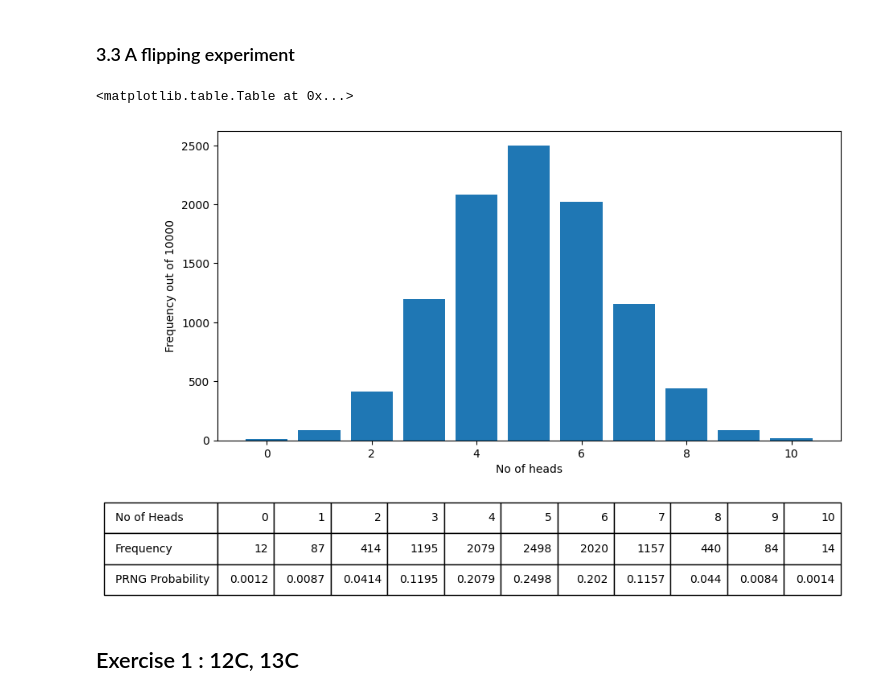
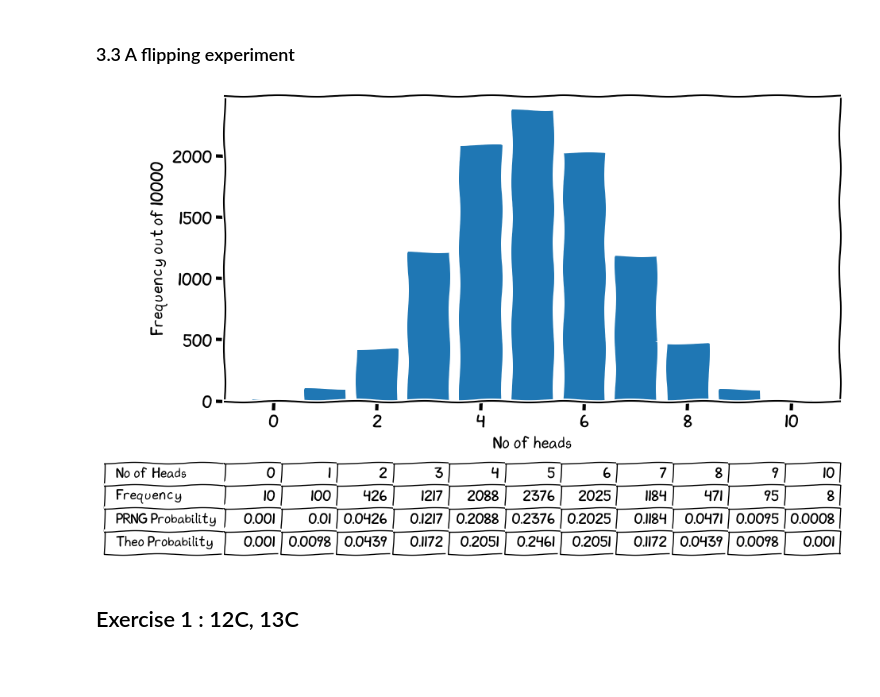
Before and after one commit to SPS-SP2273/learning-portfolio-shawn1368, a Jupyter notebook: random numbers/random_numbers_(need).ipynb, the cells around one changed output. Drawn from its saved outputs; the diff is of its cells as text; code cells hidden in the pictures; blank space fills up the shorter version.

```diff
--- a/random numbers/random_numbers_(need).ipynb
+++ b/random numbers/random_numbers_(need).ipynb
@@ -166,17 +173,21 @@ result = [flip_coins(no_of_coins=10) for _ in range(no_of_repeats)]
 no_of_heads, heads_counts = np.unique(result, return_counts=True)
 # %%
 heads_probability = heads_counts/no_of_repeats
+# %%
+
+from scipy.stats import binom
+theo_probability = [round(binom.pmf(k=i, n=10, p=.5), 4) for i in range(11)]
 # %%
-plt.rcParams['figure.figsize'] = (10,5)
-plt.bar(no_of_heads, heads_counts);
-plt.xlabel('No of heads')
-plt.ylabel(f'Frequency out of {no_of_repeats}')
-plt.table([no_of_heads, heads_counts, heads_probability],
-          rowLabels=['No of Heads', 'Frequency', 'PRNG Probability'],
-          loc='bottom',
-          bbox=[0, -0.5, 1, 0.3])
+with plt.xkcd():
+    plt.rcParams['figure.figsize'] = (10,5)
+    plt.bar(no_of_heads, heads_counts)
+    plt.xlabel('No of heads')
+    plt.ylabel(f'Frequency out of {no_of_repeats}')
+    plt.table([no_of_heads, heads_counts, heads_probability, theo_probability],
+            rowLabels=['No of Heads', 'Frequency', 'PRNG Probability', 'Theo Probability'],
+            loc='bottom',
+            bbox=[0, -0.5, 1, 0.3])
 # %% [output]
-<matplotlib.table.Table at 0x...>
-[figure, old version]
+[figure, new version]
 # %% [markdown]
 ## Exercise 1 :  12C, 13C
```
Also changed, not shown: parts of 14 cells of this notebook, 1 other file.
